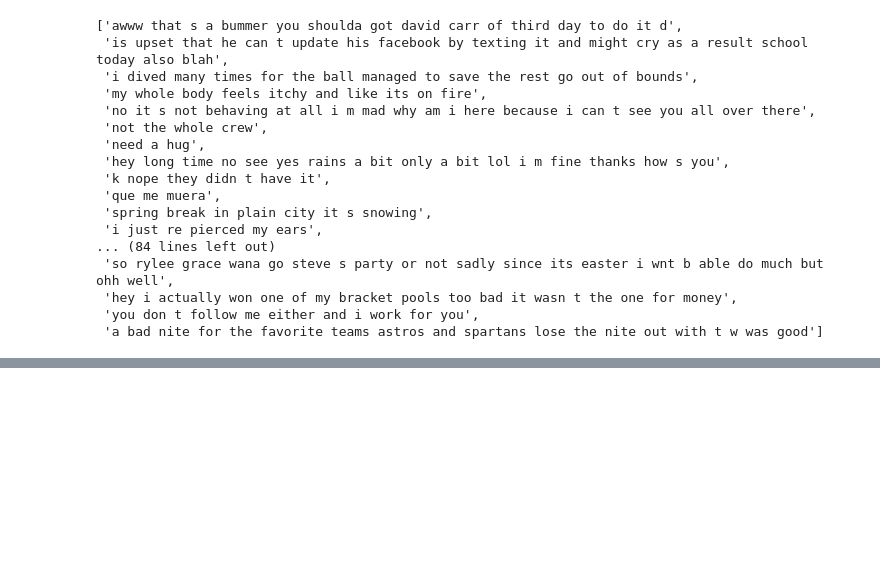
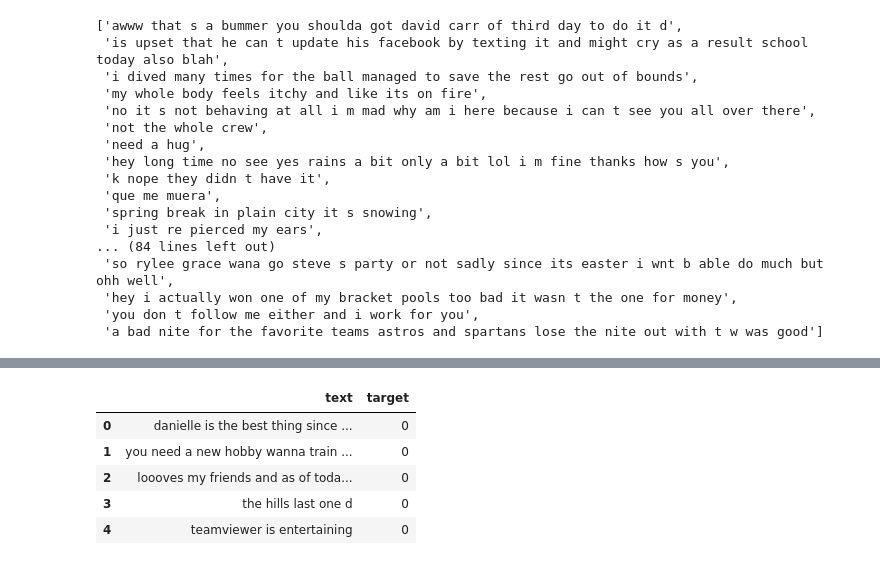
Before and after one commit to RajatGarg97/Twitter-SentimentAnalysis, a Jupyter notebook: implementation/analysisNotebook.ipynb, the cells around one changed output, grey strips where cells are left out. Cells and saved outputs as stored; diff of their text form; code cells hidden in the pictures; blank space fills up the shorter version.

Commit message:
clean tweets added to a csv

```diff
--- a/implementation/analysisNotebook.ipynb
+++ b/implementation/analysisNotebook.ipynb
@@ -292,0 +293,12 @@ Wall time: 2min 1s
+# %%
+#Saving cleaned data as CSV
+clean_df = pd.DataFrame(clean_tweet_texts,columns=['text'])
+clean_df['target'] = df.sentiment
+clean_df.head()
+# %% [output]
+|  | text | target |
+| 0 | danielle is the best thing since ... | 0 |
+| 1 | you need a new hobby wanna train ... | 0 |
+| 2 | loooves my friends and as of toda... | 0 |
+| 3 | the hills last one d | 0 |
+| 4 | teamviewer is entertaining | 0 |
```
Also changed, not shown: parts of 6 cells of this notebook.
